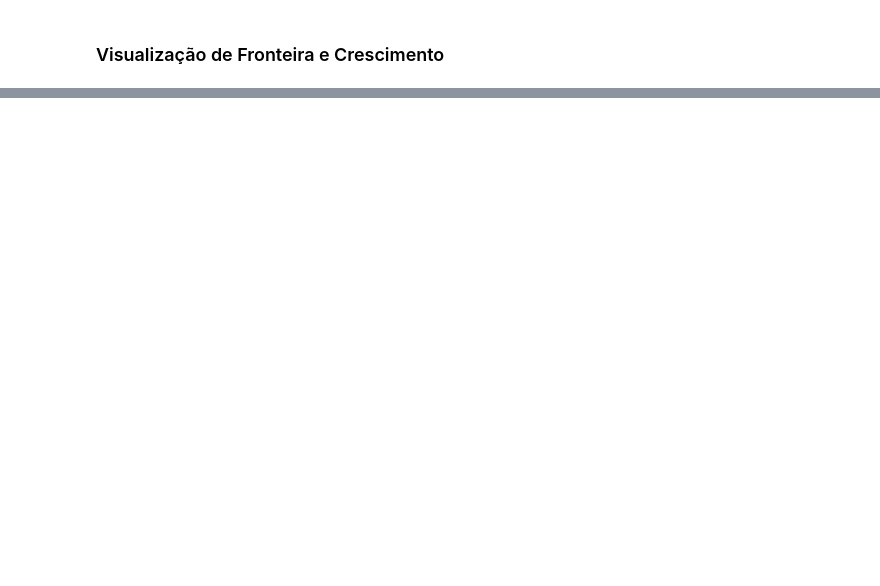
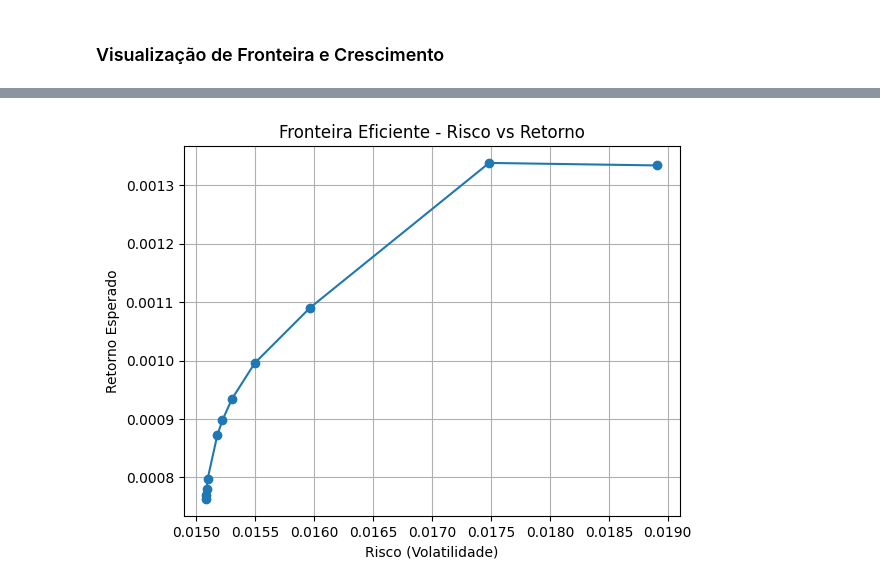
Before and after one commit to maronect/deep_learning_finance, a Jupyter notebook: notebooks/01-markowitz_optimization.ipynb, the cells around one changed output, grey strips where cells are left out. Saved outputs shown, nothing was run; the diff lists cells and outputs as text; code cells hidden in the pictures; blank space fills up the shorter version.

```diff
--- a/notebooks/01-markowitz_optimization.ipynb
+++ b/notebooks/01-markowitz_optimization.ipynb
@@ -113,0 +116,4 @@ for nome, pesos in [("Sharpe", weights_sharpe), ("Markowitz", weights_markowitz)
+# %%
+markowitz_tradeoff(mean_returns, cov_matrix, interval=0.1)
+# %% [output]
+[figure, added]
```
Also changed, not shown: parts of 13 cells of this notebook, 2 other files.
